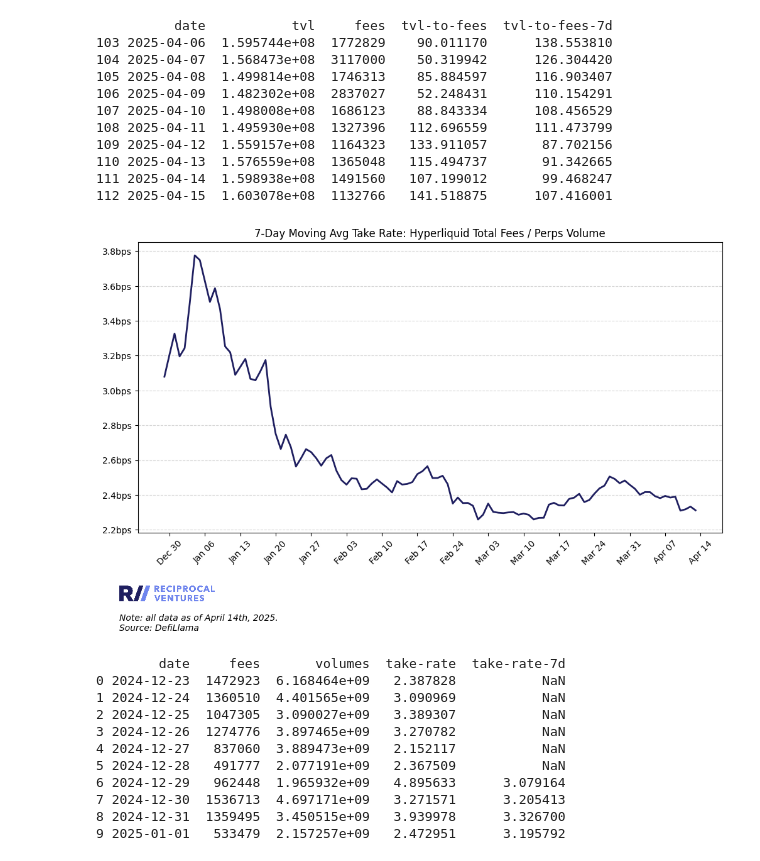
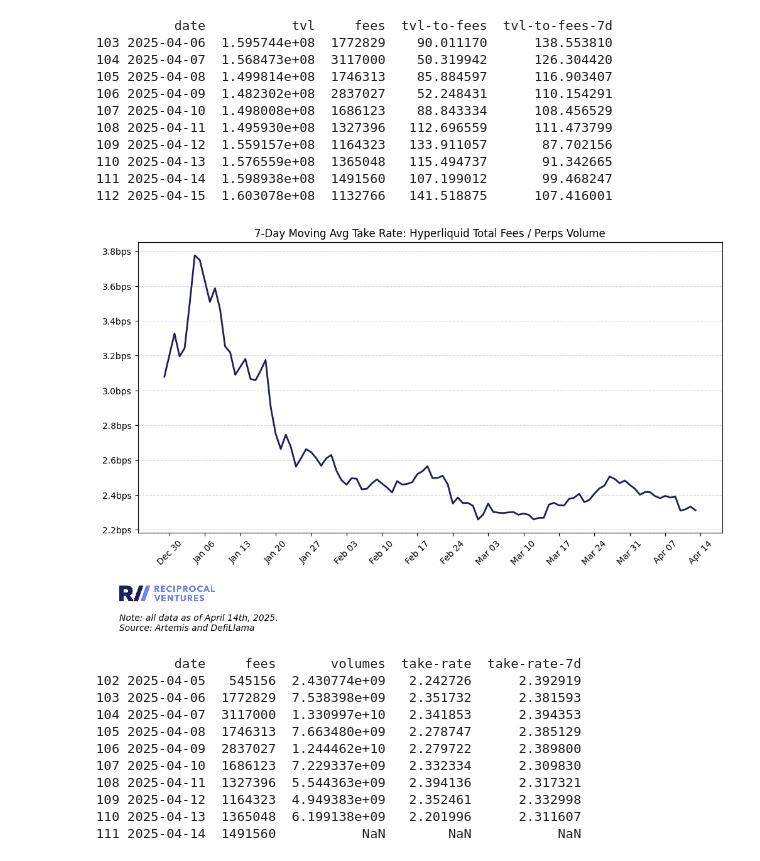
Before and after one commit to jimboevans/hyperliquid-data-cuts, a Jupyter notebook: analysis.ipynb, the cells around one changed output. Cells and saved outputs as stored; diff of their text form; code cells hidden in the pictures.

```diff
--- a/analysis.ipynb
+++ b/analysis.ipynb
@@ -107,44 +107,44 @@ volume_df.rename(columns={'Date': 'date', 'Hyperliquid': 'volumes'}, inplace=Tru
 df = pd.merge(volume_df, fee_df, on="date", how="inner")
 df["take-rate"] = df["fees"] / df["volumes"] * 10000  # Convert to BPS
 
 # Calculate trailing 7-day average
 df["take-rate-7d"] = df["take-rate"].rolling(window=7).mean()
 
 # Plot
 fig, ax = plt.subplots(figsize=(12, 6))
 ax.plot(df["date"], df["take-rate-7d"], color="#1f1f60", linewidth=2, label="7D Avg")
 
 # X-axis formatting: show ticks weekly, on Mondays
 ax.xaxis.set_major_locator(mdates.WeekdayLocator(byweekday=MO, interval=1))
 ax.xaxis.set_major_formatter(mdates.DateFormatter('%b %d'))
 plt.xticks(rotation=45)
 
 # Y-axis formatting
 ax.set_title("7-Day Moving Avg Take Rate: Hyperliquid Total Fees / Perps Volume")
 ax.yaxis.set_major_formatter(mtick.FuncFormatter(lambda x, _: f'{x:.1f}bps'))
 
 plt.grid(axis='y', linestyle='--', alpha=0.5)
 add_logo(ax, position=(0.05, -0.21))
-plt.figtext(0.1, -0.15, f"Note: all data as of {date}.\nSource: DefiLlama", ha='left', fontsize=10, style='italic')
+plt.figtext(0.1, -0.15, f"Note: all data as of {date}.\nSource: Artemis and DefiLlama", ha='left', fontsize=10, style='italic')
 
 # Save plot
 if not os.path.exists("plots"):
     os.makedirs("plots")
 plt.savefig("plots/take-rate_7d_avg.png", dpi=300, bbox_inches='tight')
 plt.show()
 
 # Print sample of the dataset with 7D average
-print(df[["date", "fees", "volumes", "take-rate", "take-rate-7d"]].head(10))
+print(df[["date", "fees", "volumes", "take-rate", "take-rate-7d"]].tail(10))
 # %% [output]
-[figure, old version]
+[figure, new version]
-        date     fees       volumes  take-rate  take-rate-7d
-0 2024-12-23  1472923  6.168464e+09   2.387828           NaN
-1 2024-12-24  1360510  4.401565e+09   3.090969           NaN
-2 2024-12-25  1047305  3.090027e+09   3.389307           NaN
-3 2024-12-26  1274776  3.897465e+09   3.270782           NaN
-4 2024-12-27   837060  3.889473e+09   2.152117           NaN
-5 2024-12-28   491777  2.077191e+09   2.367509           NaN
-6 2024-12-29   962448  1.965932e+09   4.895633      3.079164
-7 2024-12-30  1536713  4.697171e+09   3.271571      3.205413
-8 2024-12-31  1359495  3.450515e+09   3.939978      3.326700
-9 2025-01-01   533479  2.157257e+09   2.472951      3.195792
+          date     fees       volumes  take-rate  take-rate-7d
+102 2025-04-05   545156  2.430774e+09   2.242726      2.392919
+103 2025-04-06  1772829  7.538398e+09   2.351732      2.381593
+104 2025-04-07  3117000  1.330997e+10   2.341853      2.394353
+105 2025-04-08  1746313  7.663480e+09   2.278747      2.385129
+106 2025-04-09  2837027  1.244462e+10   2.279722      2.389800
+107 2025-04-10  1686123  7.229337e+09   2.332334      2.309830
+108 2025-04-11  1327396  5.544363e+09   2.394136      2.317321
+109 2025-04-12  1164323  4.949383e+09   2.352461      2.332998
+110 2025-04-13  1365048  6.199138e+09   2.201996      2.311607
+111 2025-04-14  1491560           NaN        NaN           NaN
```
Also changed, not shown: 1 other file.
